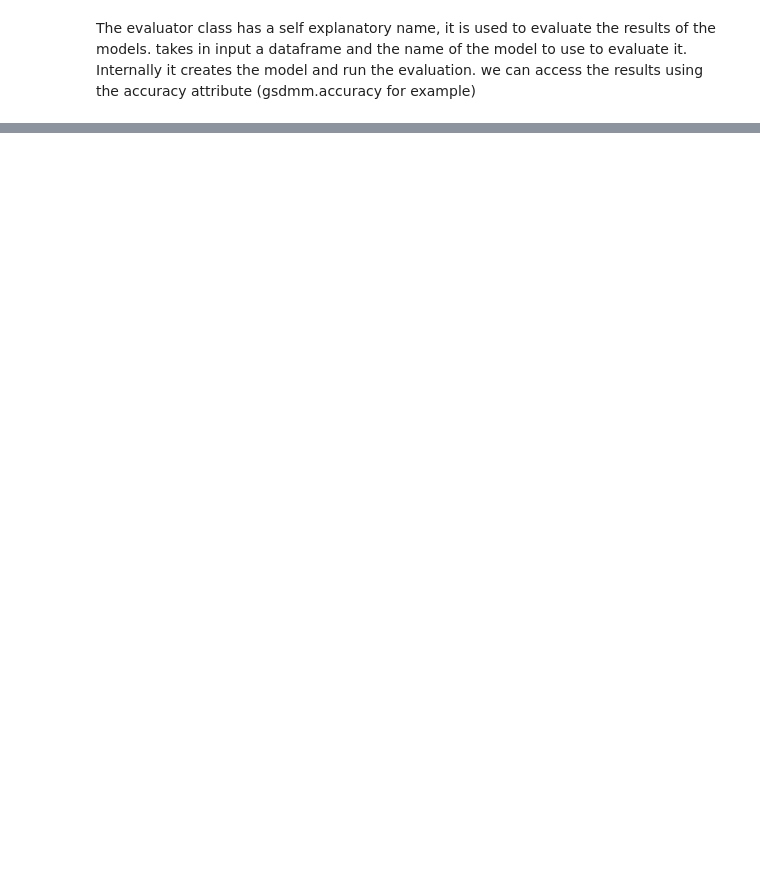
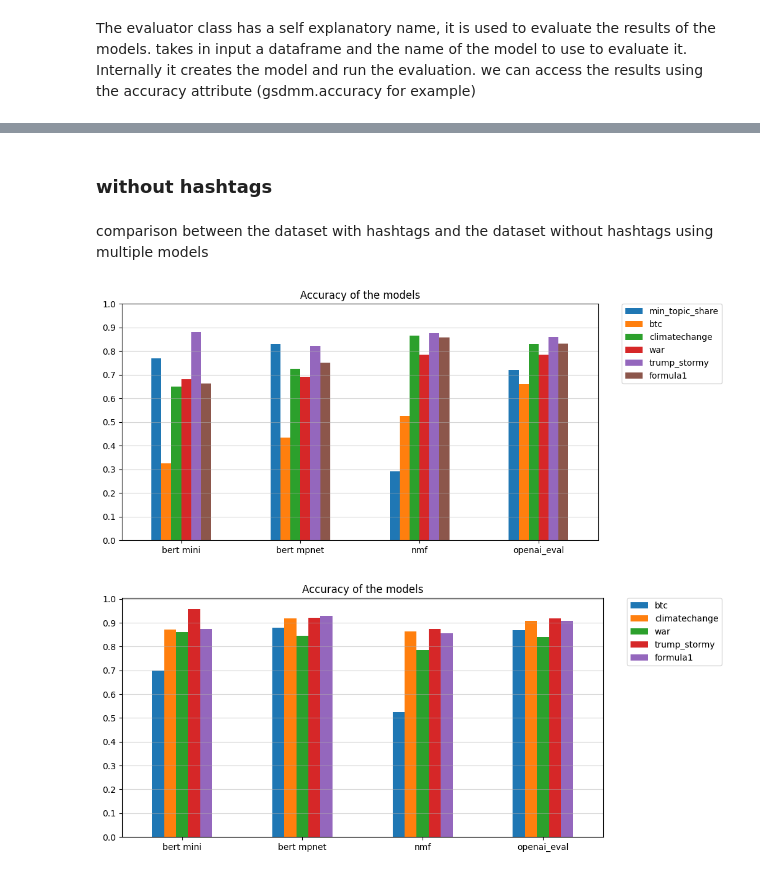
Before and after one commit to alessiogandelli/topic-modeling-eval, a Jupyter notebook: src/supervised.ipynb, the cells around one changed output, grey strips where cells are left out. Cells and saved outputs as stored; diff of their text form; code cells hidden in the pictures; blank space fills up the shorter version.

```diff
--- a/src/supervised.ipynb
+++ b/src/supervised.ipynb
@@ -85,0 +38,22 @@ accuracy  {'min_topic_share': 0.95, 'btc': 0.995, 'climatechange': 0.97, 'war':
+# %% [markdown]
+### without hashtags
+# %%
+#gsdmm = Evaluator(df_simple_no_hash, 'GSDMM')
+# climatebert = Evaluator(df_simple_no_hash, 'climatebert/distilroberta-base-climate-f')
+# tweetclass = Evaluator(df_simple_no_hash, 'louisbetsch/tweetclassification-bf-model')
+nmf = Evaluator(df_simple_no_hash, 'NMF')
+bert_mini = Evaluator(df_simple_no_hash, 'all-MiniLM-L6-v2')
+bert_mpnet = Evaluator(df_simple_no_hash, 'all-mpnet-base-v2')
+openai_eval = Evaluator(df_simple_no_hash, 'openai')
+# %% [markdown]
+comparison between the dataset with hashtags and the dataset without hashtags using multiple models
+# %%
+models = {'bert mini': bert_mini.accuracy[0]['accuracy'],'bert mpnet': bert_mpnet.accuracy[0]['accuracy'], 'nmf': nmf.accuracy[0]['accuracy'], 'openai_eval': openai_eval.accuracy[0]['accuracy']}
+models_no_out = {'bert mini': bert_mini.accuracy[0]['accuracy_no_outliers'], 'bert mpnet': bert_mpnet.accuracy[0]['accuracy_no_outliers'], 'nmf': nmf.accuracy[0]['accuracy_no_outliers'], 'openai_eval': openai_eval.accuracy[0]['accuracy_no_outliers']}
+
+Evaluator.compare_models(models)
+Evaluator.compare_models(models_no_out)
+plt.title('Simple dataset')
+# %% [output]
+[figure, added]
+[figure, added]
```
Also changed, not shown: parts of 16 cells of this notebook, 1 other file.
